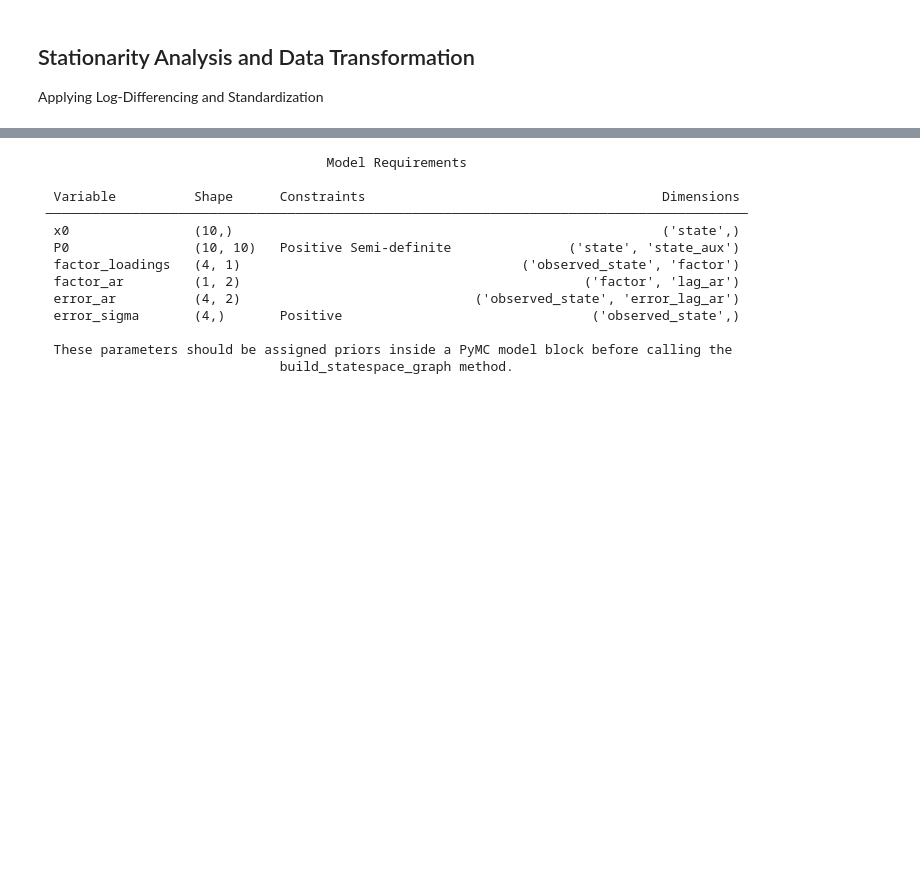
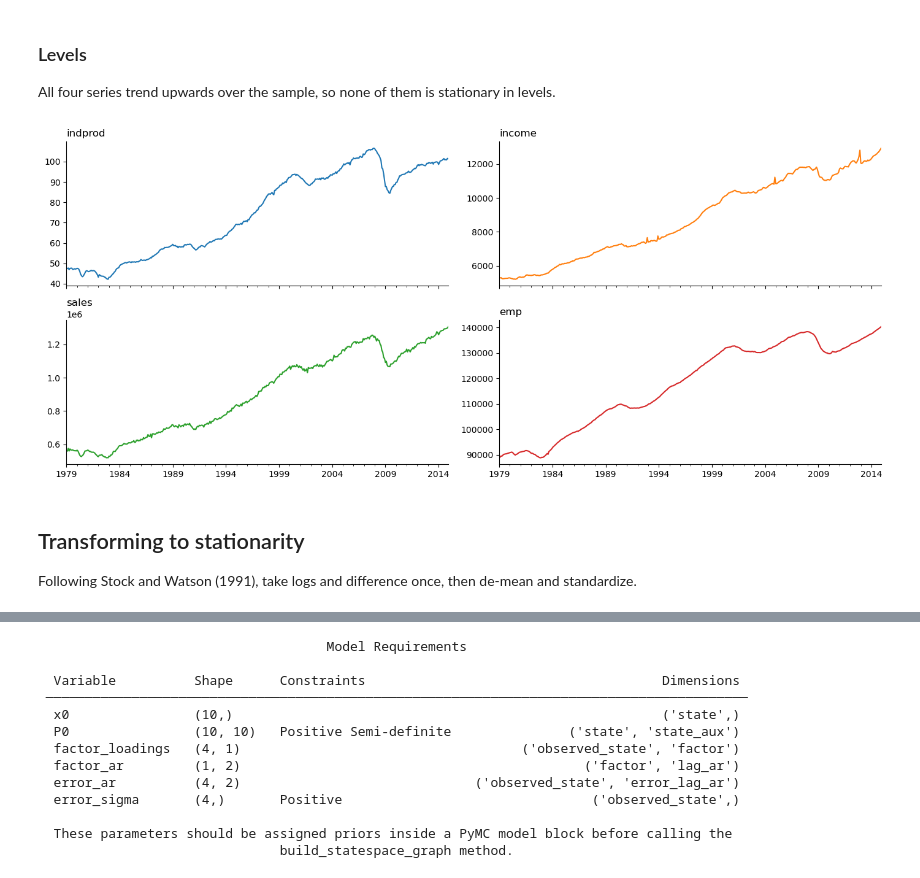
Before and after one commit to pymc-devs/pymc-extras, a Jupyter notebook: notebooks/DFM_Example_(Coincident_Index).ipynb, the cells around one changed output, grey strips where cells are left out. Cells and saved outputs as stored; diff of their text form; code cells hidden in the pictures; blank space fills up the shorter version.

```diff
--- a/notebooks/DFM_Example_(Coincident_Index).ipynb
+++ b/notebooks/DFM_Example_(Coincident_Index).ipynb
@@ -86,0 +226,18 @@ array([[<Axes: xlabel='DATE'>, <Axes: xlabel='DATE'>],
+# %%
+# All six series are pulled in one query and cached, so re-running the notebook does not repeatedly
+# hit FRED. Delete the parquet file or set FORCE_UPDATE to refresh it.
+data_dir = Path("data")
+data_dir.mkdir(exist_ok=True)
+cache_path = data_dir / "fred-macro.parquet"
+
+if not cache_path.exists() or FORCE_UPDATE:
+    fred_data = DataReader(FRED_SERIES, "fred", start=start, end=end)
+    fred_data.to_parquet(cache_path)
+else:
+    fred_data = pd.read_parquet(cache_path)
+# %%
+data = fred_data[["IPMAN", "W875RX1", "CMRMTSPL", "PAYEMS"]].copy()
+data.columns = VARIABLES
+data.index.freq = data.index.inferred_freq
+
+data.head()
@@ -87,16 +252,21 @@ array([[<Axes: xlabel='DATE'>, <Axes: xlabel='DATE'>],
 # %% [markdown]
-## Stationarity Analysis and Data Transformation
-Applying Log-Differencing and Standardization
+### Levels
+
+All four series trend upwards over the sample, so none of them is stationary in levels.
 # %%
-# Create log-differenced series
-data["dln_indprod"] = (np.log(data.indprod)).diff() * 100
-data["dln_income"] = (np.log(data.income)).diff() * 100
-data["dln_sales"] = (np.log(data.sales)).diff() * 100
-data["dln_emp"] = (np.log(data.emp)).diff() * 100
+axes = data[VARIABLES].plot(subplots=True, layout=(2, 2), figsize=(14, 6), legend=False)
 
-# De-mean and standardize
-data["std_indprod"] = (data["dln_indprod"] - data["dln_indprod"].mean()) / data["dln_indprod"].std()
-data["std_income"] = (data["dln_income"] - data["dln_income"].mean()) / data["dln_income"].std()
-data["std_sales"] = (data["dln_sales"] - data["dln_sales"].mean()) / data["dln_sales"].std()
-data["std_emp"] = (data["dln_emp"] - data["dln_emp"].mean()) / data["dln_emp"].std()
+for ax, name in zip(axes.ravel(), VARIABLES):
+    ax.set_title(name, loc="left")
+    ax.set_xlabel("")
+    ax.spines[["top", "right"]].set_visible(False)
+
+plt.tight_layout()
+plt.show()
+# %% [output]
+[figure, added]
+# %% [markdown]
+## Transforming to stationarity
+
+Following Stock and Watson (1991), take logs and difference once, then de-mean and standardize.
 # %%
```
Also changed, not shown: parts of 85 cells of this notebook.
